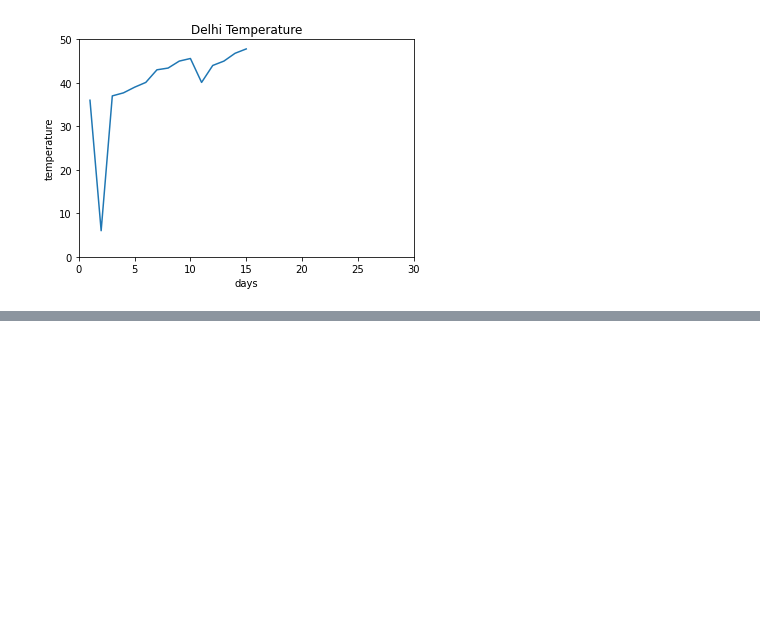
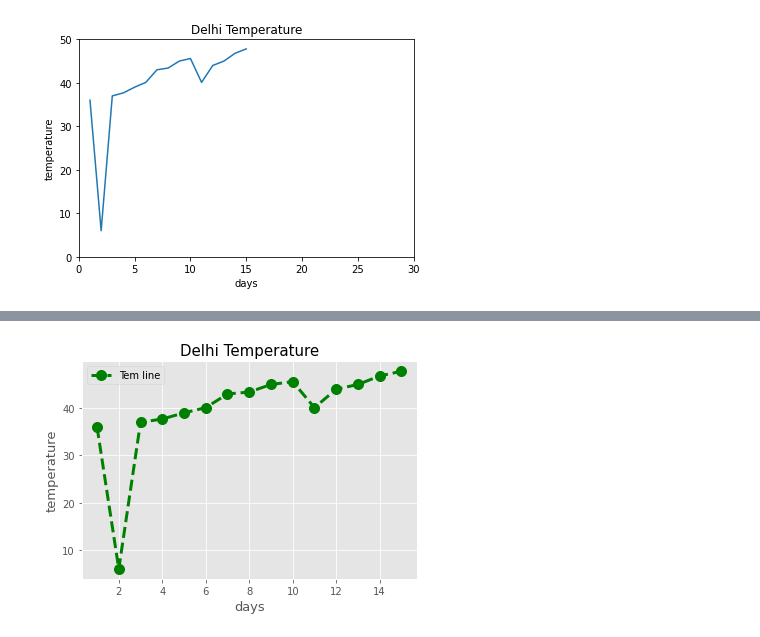
Before and after one commit to satya-ranjan/ML, a Jupyter notebook: Matplotlib/Matplotlib line plot.ipynb, the cells around one changed output, grey strips where cells are left out. Saved outputs shown, nothing was run; the diff lists cells and outputs as text; code cells hidden in the pictures; blank space fills up the shorter version.

```diff
--- a/Matplotlib/Matplotlib line plot.ipynb
+++ b/Matplotlib/Matplotlib line plot.ipynb
@@ -35,0 +61,15 @@ plt.show()
+# %%
+from matplotlib import style
+days = [1,2,3,4,5,6,7,8,9,10,11,12,13,14,15]
+temperature = [36,6,37,37.7,39,40.1,43,43.4,45,45.6,40.1,44,45,46.8,47.8]
+
+style.use("ggplot")
+plt.plot(days,temperature, "go--",linewidth = 3, markersize = 10 )
+plt.title("Delhi Temperature",fontsize =15)
+plt.xlabel("days",fontsize =13)
+plt.ylabel("temperature",fontsize =13)
+plt.legend(["Tem line"])
+plt.grid()
+plt.show()
+# %% [output]
+[figure, added]
```
Also changed, not shown: parts of 2 cells of this notebook.
